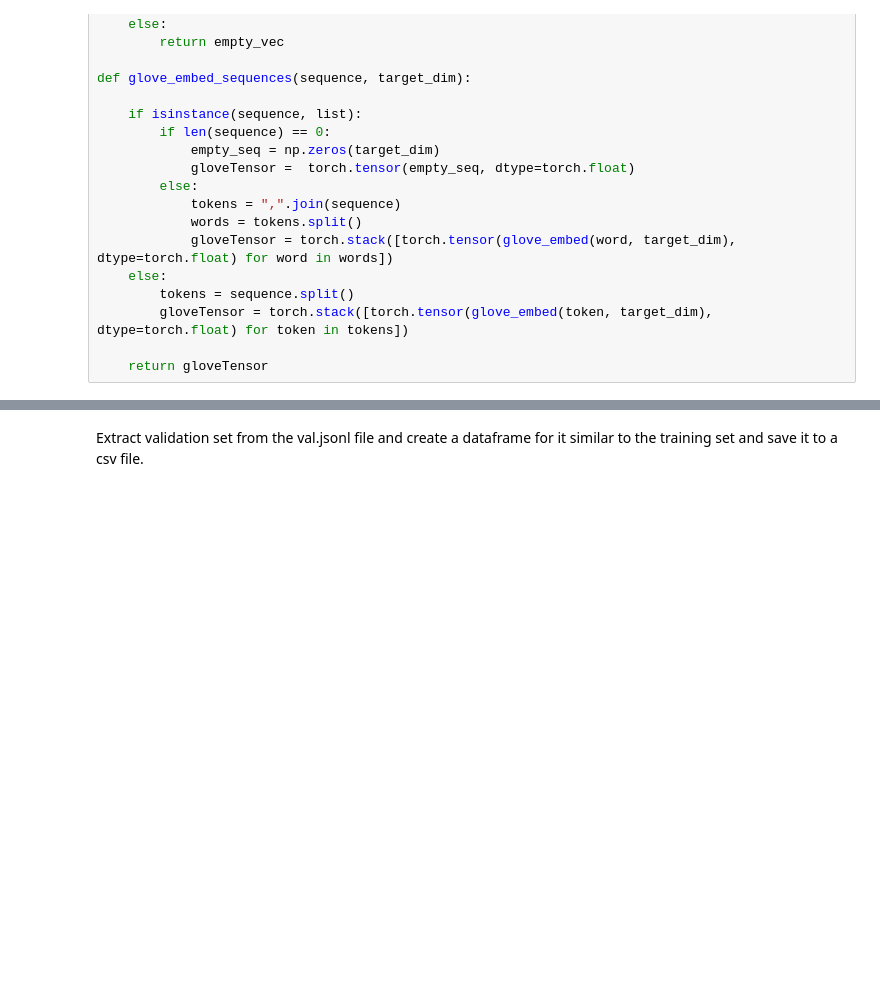
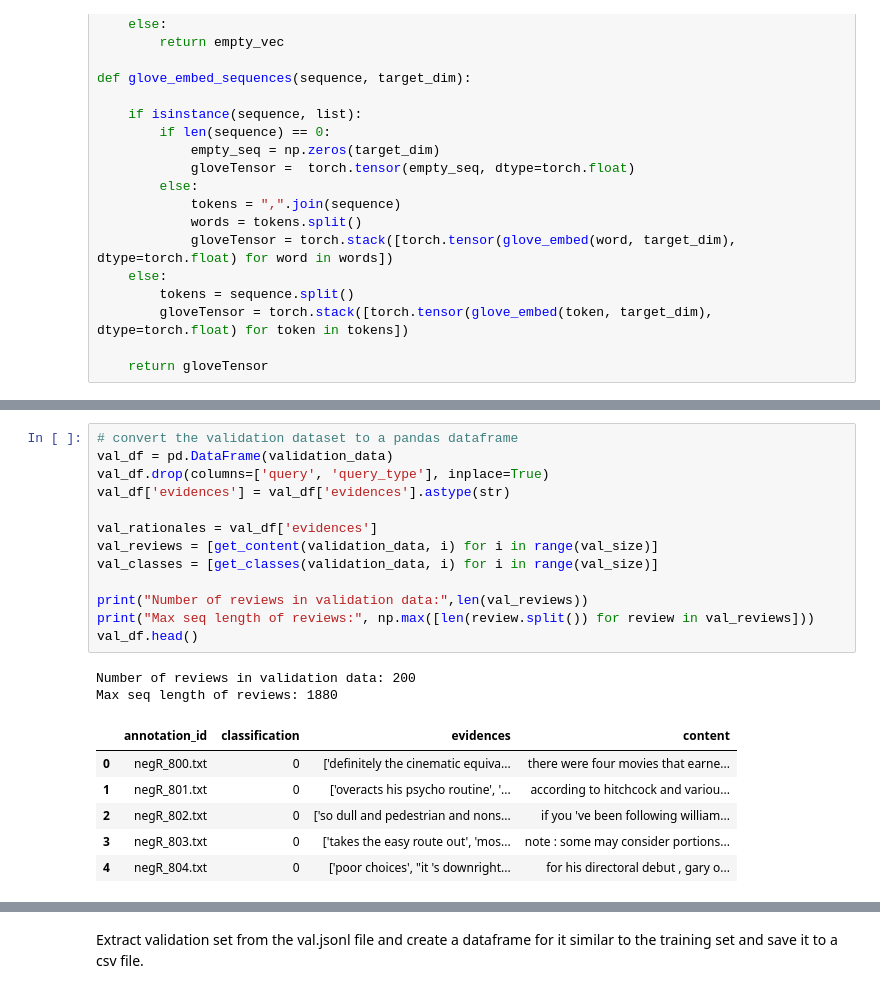
Before and after one commit to Nikhil-Kadapala/NeuralNets, a Jupyter notebook: standardNeuralNets/stdCNN_LIME.ipynb, the cells around one changed output, grey strips where cells are left out. Saved outputs shown, nothing was run; the diff lists cells and outputs as text; blank space fills up the shorter version.

```diff
--- a/standardNeuralNets/stdCNN_LIME.ipynb
+++ b/standardNeuralNets/stdCNN_LIME.ipynb
@@ -285,0 +290,22 @@ Max seq length of reviews: 2809
+# %%
+# convert the validation dataset to a pandas dataframe
+val_df = pd.DataFrame(validation_data)
+val_df.drop(columns=['query', 'query_type'], inplace=True)
+val_df['evidences'] = val_df['evidences'].astype(str)
+
+val_rationales = val_df['evidences']
+val_reviews = [get_content(validation_data, i) for i in range(val_size)]
+val_classes = [get_classes(validation_data, i) for i in range(val_size)]
+
+print("Number of reviews in validation data:",len(val_reviews))
+print("Max seq length of reviews:", np.max([len(review.split()) for review in val_reviews]))
+val_df.head()
+# %% [output]
+Number of reviews in validation data: 200
+Max seq length of reviews: 1880
+|  | annotation_id | classification | evidences | content |
+| 0 | negR_800.txt | 0 | ['definitely the cinematic equiva... | there were four movies that earne... |
+| 1 | negR_801.txt | 0 | ['overacts his psycho routine', '... | according to hitchcock and variou... |
+| 2 | negR_802.txt | 0 | ['so dull and pedestrian and nons... | if you 've been following william... |
+| 3 | negR_803.txt | 0 | ['takes the easy route out', 'mos... | note : some may consider portions... |
+| 4 | negR_804.txt | 0 | ['poor choices', "it 's downright... | for his directoral debut , gary o... |
```
Also changed, not shown: parts of 8 cells of this notebook.
